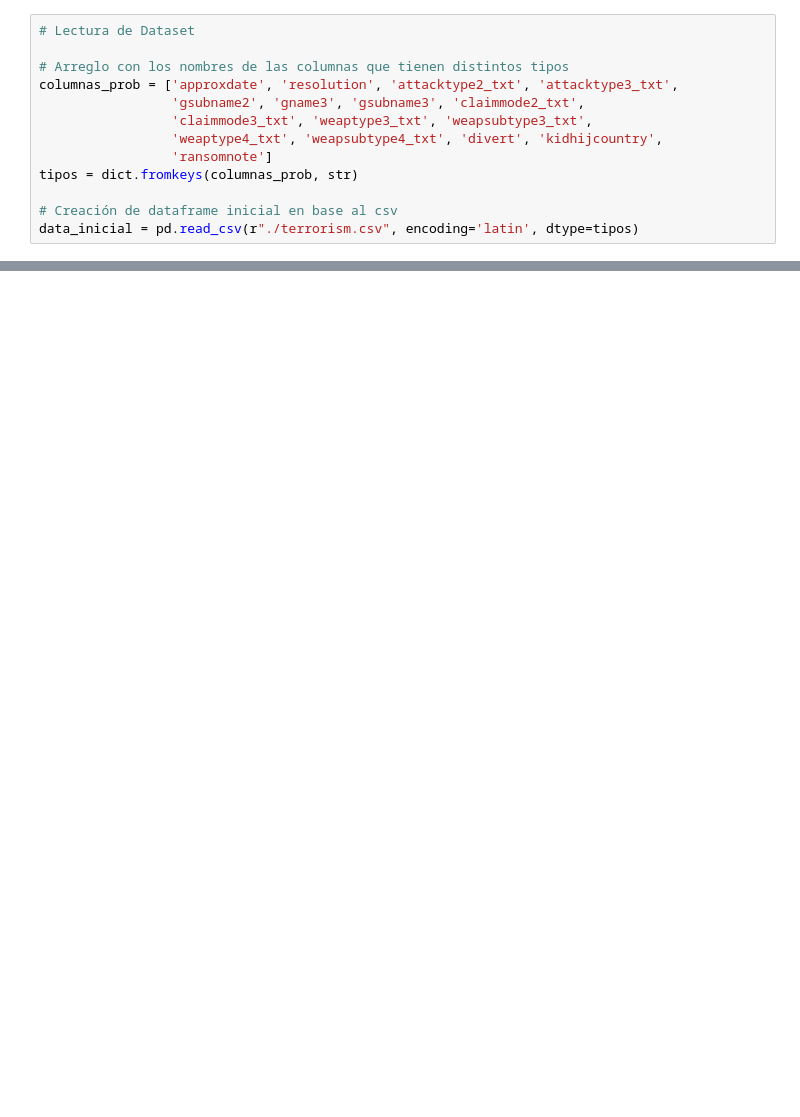
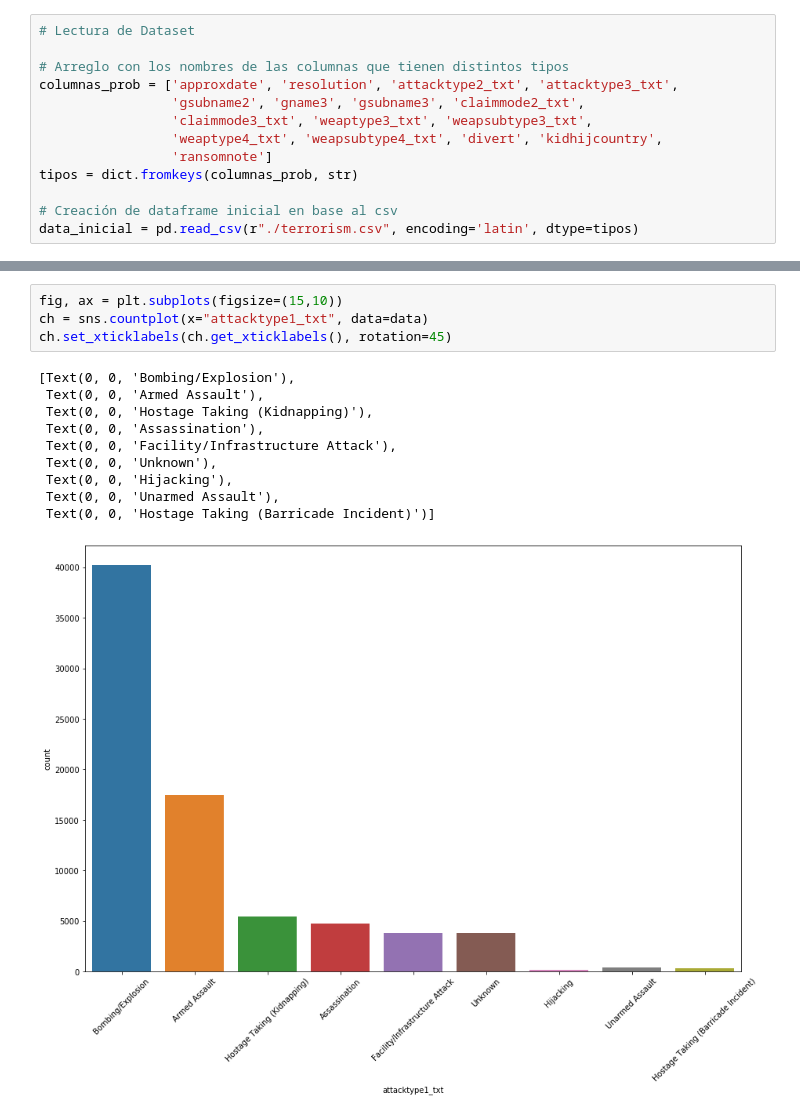
Before and after one commit to JoseGuzmanZamora/TerrorismDataAnalysis, a Jupyter notebook: terrorismoanalisis.ipynb, the cells around one changed output, grey strips where cells are left out. Cells and saved outputs as stored; diff of their text form; blank space fills up the shorter version.

```diff
--- a/terrorismoanalisis.ipynb
+++ b/terrorismoanalisis.ipynb
@@ -134,0 +359,15 @@ INT_ANY  ->  3
+# %%
+fig, ax = plt.subplots(figsize=(15,10))
+ch = sns.countplot(x="attacktype1_txt", data=data)
+ch.set_xticklabels(ch.get_xticklabels(), rotation=45)
+# %% [output]
+[Text(0, 0, 'Bombing/Explosion'),
+ Text(0, 0, 'Armed Assault'),
+ Text(0, 0, 'Hostage Taking (Kidnapping)'),
+ Text(0, 0, 'Assassination'),
+ Text(0, 0, 'Facility/Infrastructure Attack'),
+ Text(0, 0, 'Unknown'),
+ Text(0, 0, 'Hijacking'),
+ Text(0, 0, 'Unarmed Assault'),
+ Text(0, 0, 'Hostage Taking (Barricade Incident)')]
+[figure, added]
```
Also changed, not shown: parts of 31 cells of this notebook, 7 other files.
